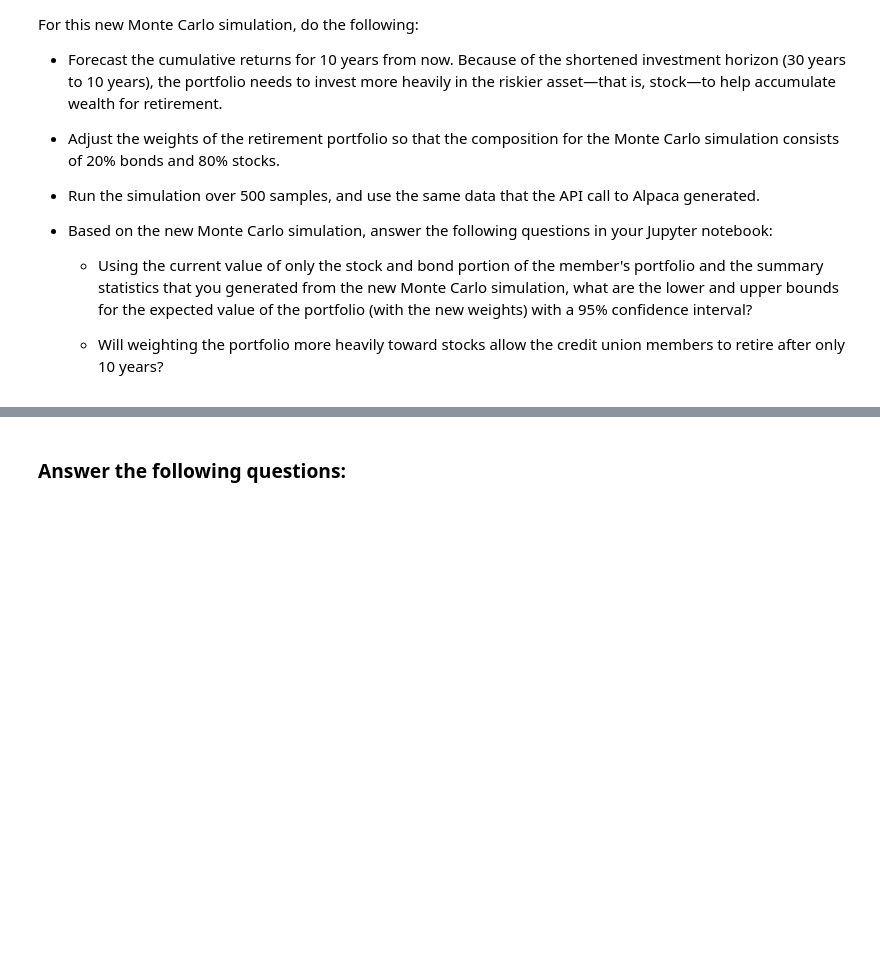
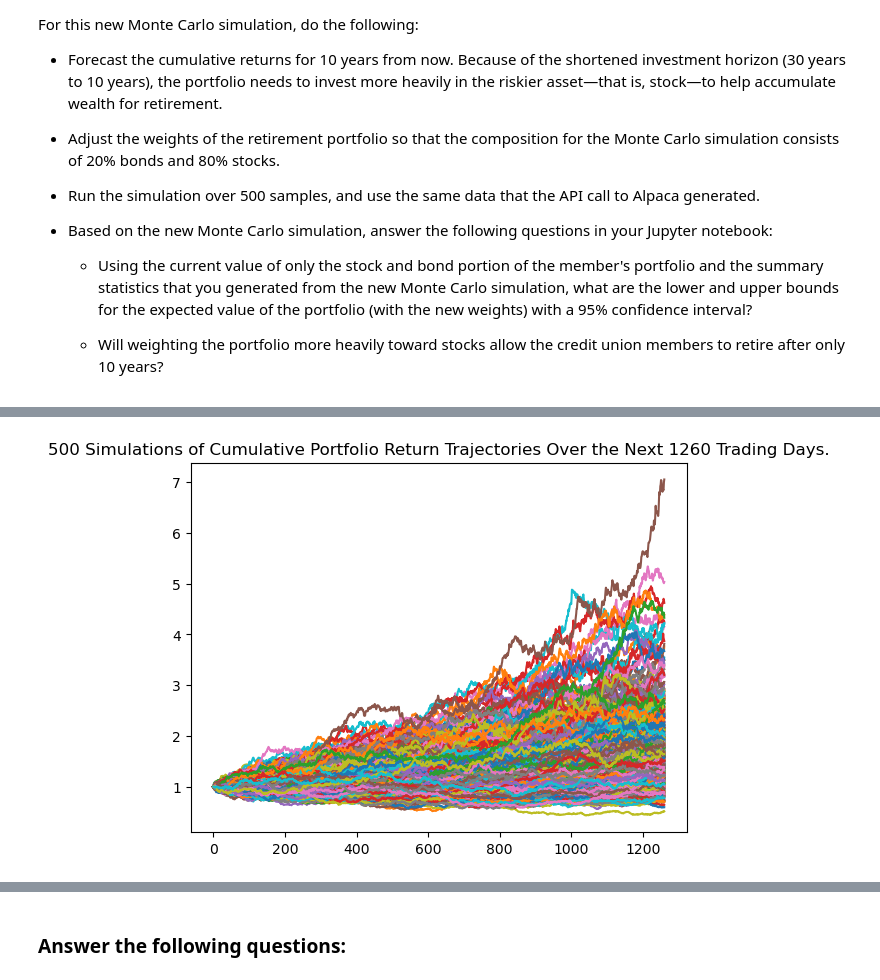
Before and after one commit to arianamoreno13/challenge_5, a Jupyter notebook: financial_planning_tools.ipynb, the cells around one changed output, grey strips where cells are left out. Drawn from its saved outputs; the diff is of its cells as text; code cells hidden in the pictures; blank space fills up the shorter version.

```diff
--- a/financial_planning_tools.ipynb
+++ b/financial_planning_tools.ipynb
@@ -620,7 +623,11 @@ For this new Monte Carlo simulation, do the following:
 # Configure a Monte Carlo simulation to forecast 10 years cumulative returns
 # The weights should be split 20% to AGG and 80% to SPY.
 # Run 500 samples.
-# YOUR CODE HERE
-
+MC_ten = MCSimulation(
+    portfolio_data = df_historical_closing_concat,
+    weights = [.80,.20],
+    num_simulation = 500,
+    num_trading_days = 252*5
+)
 # Review the simulation input data
-# YOUR CODE HERE
+MC_ten.portfolio_data.head()
@@ -630,7 +677,9 @@ For this new Monte Carlo simulation, do the following:
 # %%
 # Visualize the 10-year Monte Carlo simulation by creating an
 # overlay line plot
-# YOUR CODE HERE
+MC_ten_line_plot = MC_ten.plot_simulation()
+# %% [output]
+[figure, added]
 # %%
 # Visualize the probability distribution of the 10-year Monte Carlo simulation
 # by plotting a histogram
```
Also changed, not shown: parts of 23 cells of this notebook.
